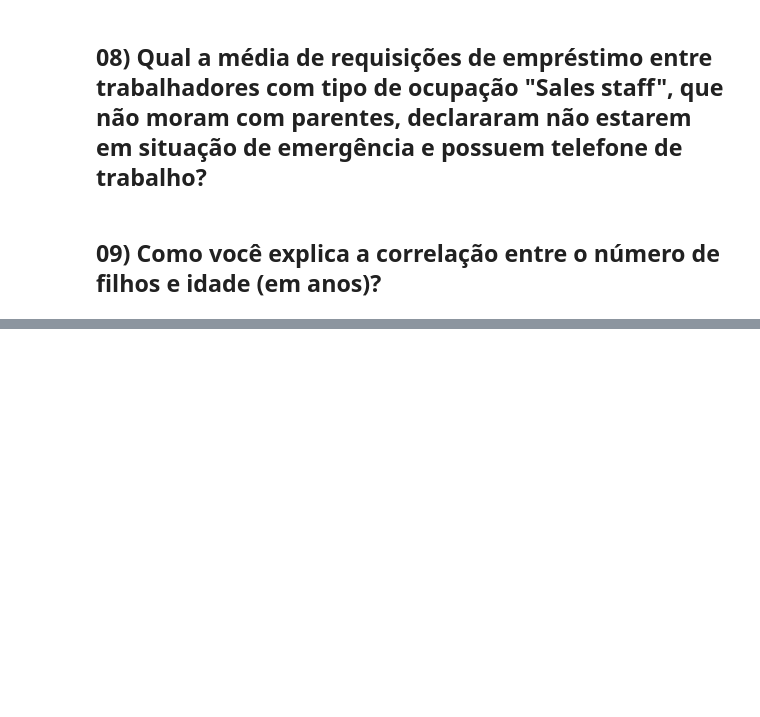
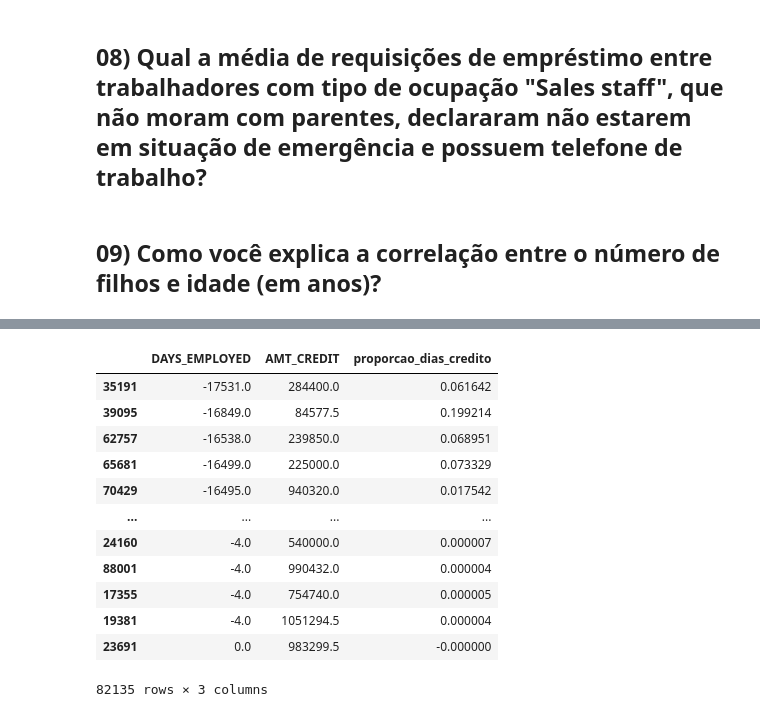
Before and after one commit to devAquino/Projeto-Final-Trilha-DS-PY-004-T-CNICAS-DE-PROGRAMA-O-I-PY-Turma-890, a Jupyter notebook: Projeto Final Técnicas de Programação I - Grupo 01.ipynb, the cells around one changed output, grey strips where cells are left out. Cells and saved outputs as stored; diff of their text form; code cells hidden in the pictures; blank space fills up the shorter version.

```diff
--- a/Projeto Final Técnicas de Programação I - Grupo 01.ipynb
+++ b/Projeto Final Técnicas de Programação I - Grupo 01.ipynb
@@ -321,0 +364,6 @@ print("Ainda que exista uma correlação negativa ou inversa, o valor obtido dem
+# %%
+# Iremos atribuir None para o outlier tendo em vista que não é um número o qual condiz com a realidade, consideraremos o campo
+# como inexistente
+filtro = (df_risco_credito['DAYS_EMPLOYED'] == 365243)
+df_risco_credito[filtro] = np.nan # pode ser None ou np.nan
+df_risco_credito['DAYS_EMPLOYED'].value_counts().sort_values(ascending=False)
@@ -321,0 +399,5 @@ print("Ainda que exista uma correlação negativa ou inversa, o valor obtido dem
+# %%
+# Faremos a filtragem removendo os valores NaN
+df_dias_empregado_credito_filtrar = df_risco_credito[['DAYS_EMPLOYED','AMT_CREDIT']]
+df_dias_empregado_credito_filtrar.dropna(how='all', inplace=True)
+df_dias_empregado_credito_filtrar
@@ -321,0 +418,6 @@ print("Ainda que exista uma correlação negativa ou inversa, o valor obtido dem
+# %%
+df_dias_empregado_credito = df_dias_empregado_credito_filtrar
+# %%
+# Exibindo as colunas DAYS_EMPLOYED e AMT_CREDIT e ordenando pela DAYS_EMPLOYED em ordem crescente
+df_dias_empregado_credito = df_dias_empregado_credito[['DAYS_EMPLOYED','AMT_CREDIT']].sort_values('DAYS_EMPLOYED', ascending=True)
+df_dias_empregado_credito
@@ -321,0 +438,18 @@ print("Ainda que exista uma correlação negativa ou inversa, o valor obtido dem
+# %%
+# Fazendo uma visualização da proporção entre o tempo empregado e o crédito concedido
+df_dias_empregado_credito['proporcao_dias_credito'] = (df_dias_empregado_credito['DAYS_EMPLOYED']/df_dias_empregado_credito['AMT_CREDIT'])*-1
+df_dias_empregado_credito
+# %% [output]
+|  | DAYS_EMPLOYED | AMT_CREDIT | proporcao_dias_credito |
+| 35191 | -17531.0 | 284400.0 | 0.061642 |
+| 39095 | -16849.0 | 84577.5 | 0.199214 |
+| 62757 | -16538.0 | 239850.0 | 0.068951 |
+| 65681 | -16499.0 | 225000.0 | 0.073329 |
+| 70429 | -16495.0 | 940320.0 | 0.017542 |
+| ... | ... | ... | ... |
+| 24160 | -4.0 | 540000.0 | 0.000007 |
+| 88001 | -4.0 | 990432.0 | 0.000004 |
+| 17355 | -4.0 | 754740.0 | 0.000005 |
+| 19381 | -4.0 | 1051294.5 | 0.000004 |
+| 23691 | 0.0 | 983299.5 | -0.000000 |
+82135 rows × 3 columns
```
Also changed, not shown: parts of 32 cells of this notebook.
